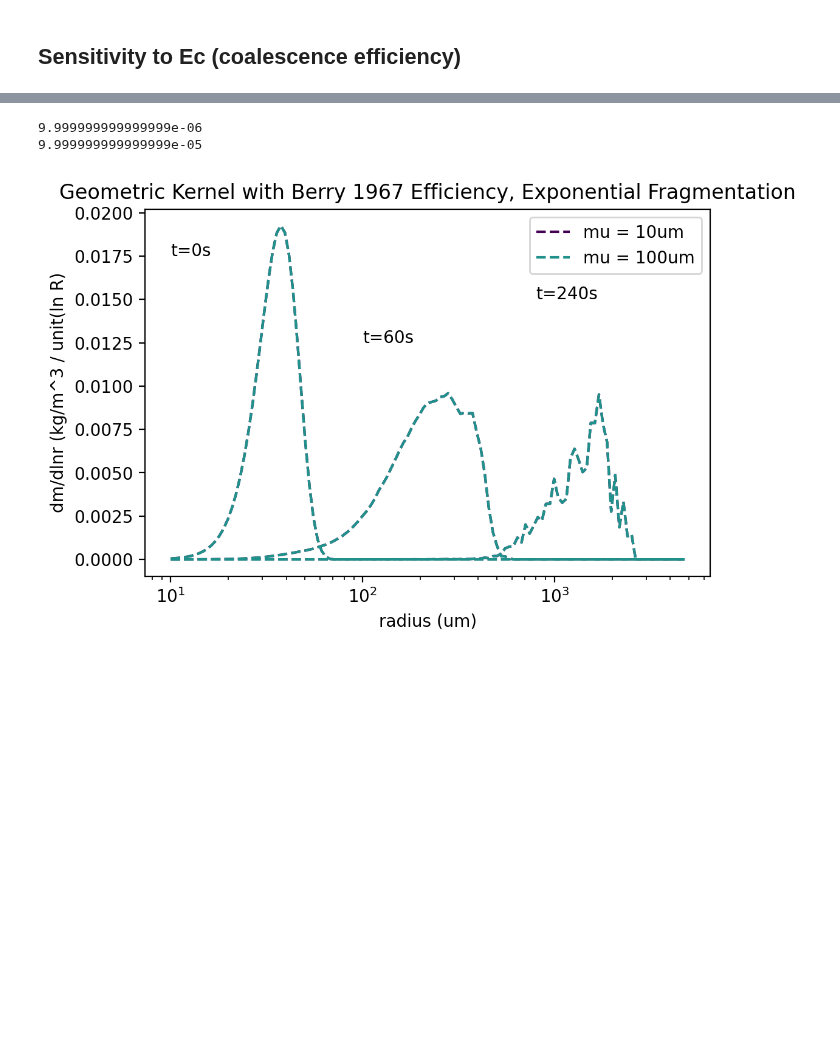
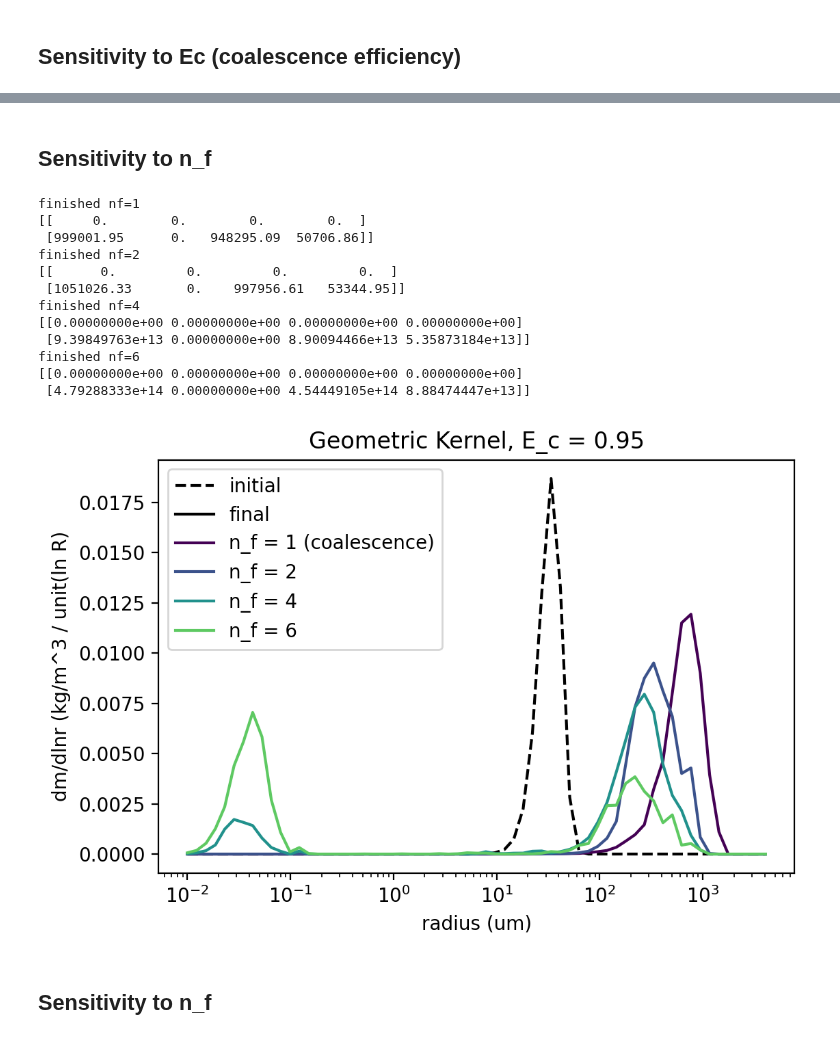
Before and after one commit to slayoo/PySDM-examples, a Jupyter notebook: PySDM_examples/deJong_Mackay_2022/box_sensitivities.ipynb, the cells around one changed output, grey strips where cells are left out. Saved outputs shown, nothing was run; the diff lists cells and outputs as text; code cells hidden in the pictures; blank space fills up the shorter version.

```diff
--- a/PySDM_examples/deJong_Mackay_2022/box_sensitivities.ipynb
+++ b/PySDM_examples/deJong_Mackay_2022/box_sensitivities.ipynb
@@ -54,0 +113,60 @@ pyplot.savefig('Ec_sensitivity.png')
+# %% [markdown]
+## Sensitivity to n_f
+# %%
+settings = Settings()
+
+settings.coal_eff = ConstEc(Ec=0.95)
+settings.n_sd = 2**12
+
+settings.warn_overflows = False
+t_steps = [0, 100]
+cmap = matplotlib.cm.get_cmap('viridis')
+legend_entries = []
+
+nf_vals = [1, 2, 4, 6]
+
+(x,y,rates) = run_box_breakup(settings, [0])
+pyplot.figure(figsize=(6,4),dpi=200)
+pyplot.plot(x,y[0]*settings.rho, color='k', linestyle='--', label='initial')
+pyplot.plot(x[0],y[0,0]*settings.rho, color='k', label='final')
+
+for (i, nf) in enumerate(nf_vals):
+    settings.fragmentation = AlwaysN(n=nf)
+    (x,y,rates) = run_box_breakup(settings, t_steps)
+    print("finished nf="+str(nf))
+    for (j, step) in enumerate(t_steps):
+        if j == 0:
+            continue
+        lbl = 'n_f = ' + str(nf)
+        if nf == 1:
+            lbl += ' (coalescence)'
+        pyplot.plot(x,y[j]*settings.rho, color=cmap(i/len(nf_vals)),#linestyle='--',
+                label= lbl if lbl not in pyplot.gca().get_legend_handles_labels()[1] else '')
+    print(rates)
+
+pyplot.xscale("log")
+pyplot.xlabel("radius (um)")
+pyplot.ylabel("dm/dlnr (kg/m^3 / unit(ln R)")
+pyplot.legend()
+#pyplot.annotate('t=0s',(10.0, 0.0175))
+#pyplot.annotate('t='+str(t_steps[1])+'s',(100.0, 0.0125))
+#pyplot.annotate('t='+str(t_steps[2])+'s',(800.0, 0.015))
+pyplot.title("Geometric Kernel, E_c = 0.95")
+
+pyplot.savefig('nf_sensitivity.png')
+# %% [output]
+finished nf=1
+[[     0.        0.        0.        0.  ]
+ [999001.95      0.   948295.09  50706.86]]
+finished nf=2
+[[      0.         0.         0.         0.  ]
+ [1051026.33       0.    997956.61   53344.95]]
+finished nf=4
+[[0.00000000e+00 0.00000000e+00 0.00000000e+00 0.00000000e+00]
+ [9.39849763e+13 0.00000000e+00 8.90094466e+13 5.35873184e+13]]
+finished nf=6
+[[0.00000000e+00 0.00000000e+00 0.00000000e+00 0.00000000e+00]
+ [4.79288333e+14 0.00000000e+00 4.54449105e+14 8.88474447e+13]]
+[figure, added]
+# %% [markdown]
+## Sensitivity to n_f
@@ -63,16 +211,9 @@ legend_entries = []
 
 mu_vals = [10, 100]
 
-# TODO: fix Gaussian fragmentation
-# settings.fragmentation = Gaussian(mu = 100 * si.micrometres, scale=25 * si.micrometres)
-# (x,y) = run_box_breakup(settings, t_steps)
-# for (j, step) in enumerate(t_steps):
-#     pyplot.plot(x,y[j]*settings.rho, color='k')
-#     legend_entries.append('Gaussian')
-
 pyplot.figure(figsize=(6,4),dpi=200)
 for (i, mu) in enumerate(mu_vals):
-    settings.fragmentation = ExponFrag(scale=mu * si.micrometres)
+    settings.fragmentation = Gaussian(mu = mu * si.micrometres, scale= mu / 2 * si.micrometres)
     print(settings.fragmentation.scale)
     (x,y) = run_box_breakup(settings, t_steps)
     for (j, step) in enumerate(t_steps):
@@ -87,9 +228,5 @@ pyplot.legend()
 pyplot.annotate('t=0s',(10.0, 0.0175))
 pyplot.annotate('t='+str(t_steps[1])+'s',(100.0, 0.0125))
 pyplot.annotate('t='+str(t_steps[2])+'s',(800.0, 0.015))
-pyplot.title("Geometric Kernel with Berry 1967 Efficiency, Exponential Fragmentation")
-pyplot.savefig('exp_mu_sensitivity.png')
+pyplot.title("Geometric Kernel with Berry 1967 Efficiency, Gaussian Fragmentation")
+pyplot.savefig('gaussian_mu_sensitivity.png')
-# %% [output]
-9.999999999999999e-06
-9.999999999999999e-05
-[figure, removed]
```
Also changed, not shown: parts of 6 cells of this notebook, 13 other files.
